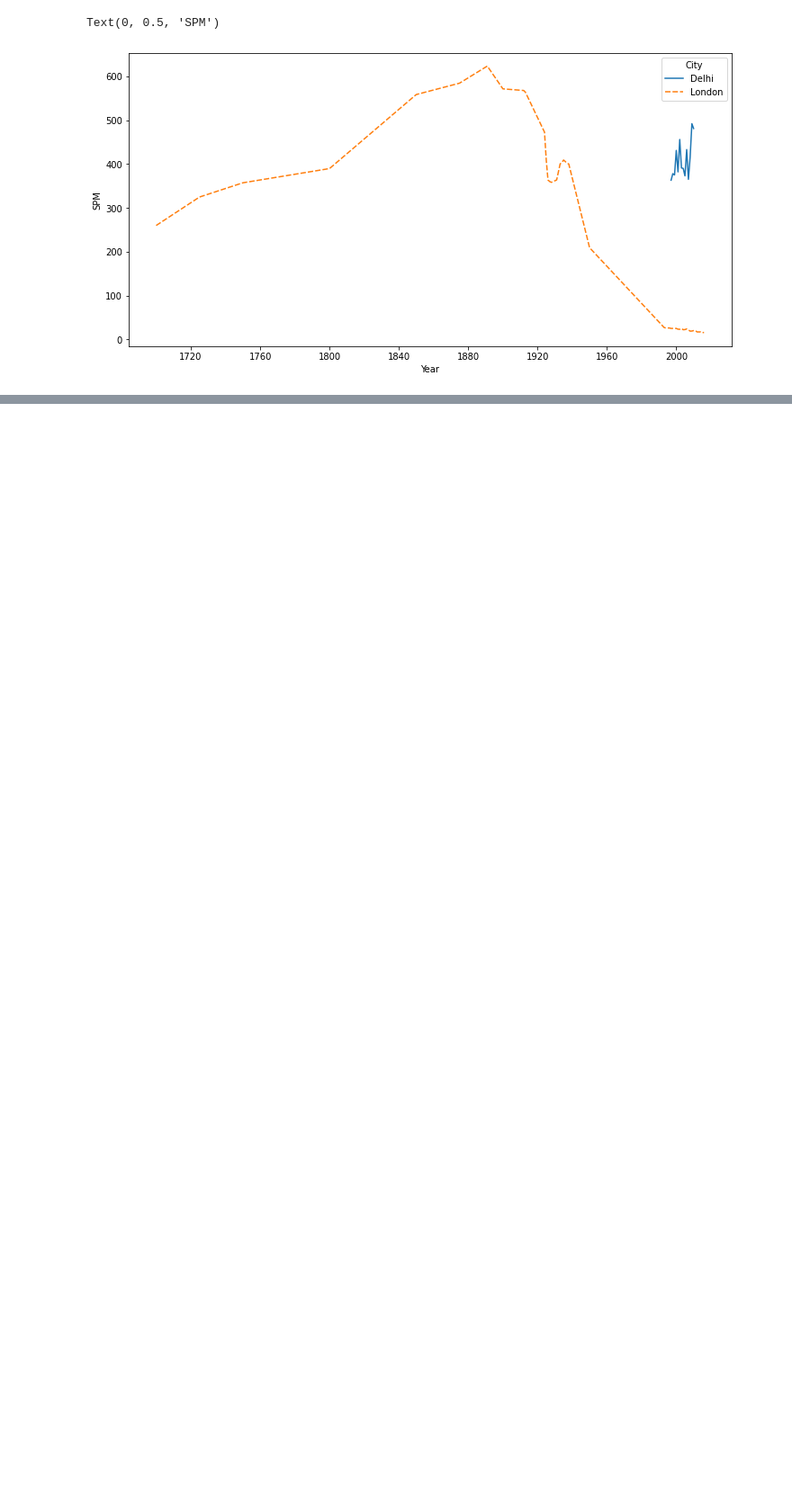
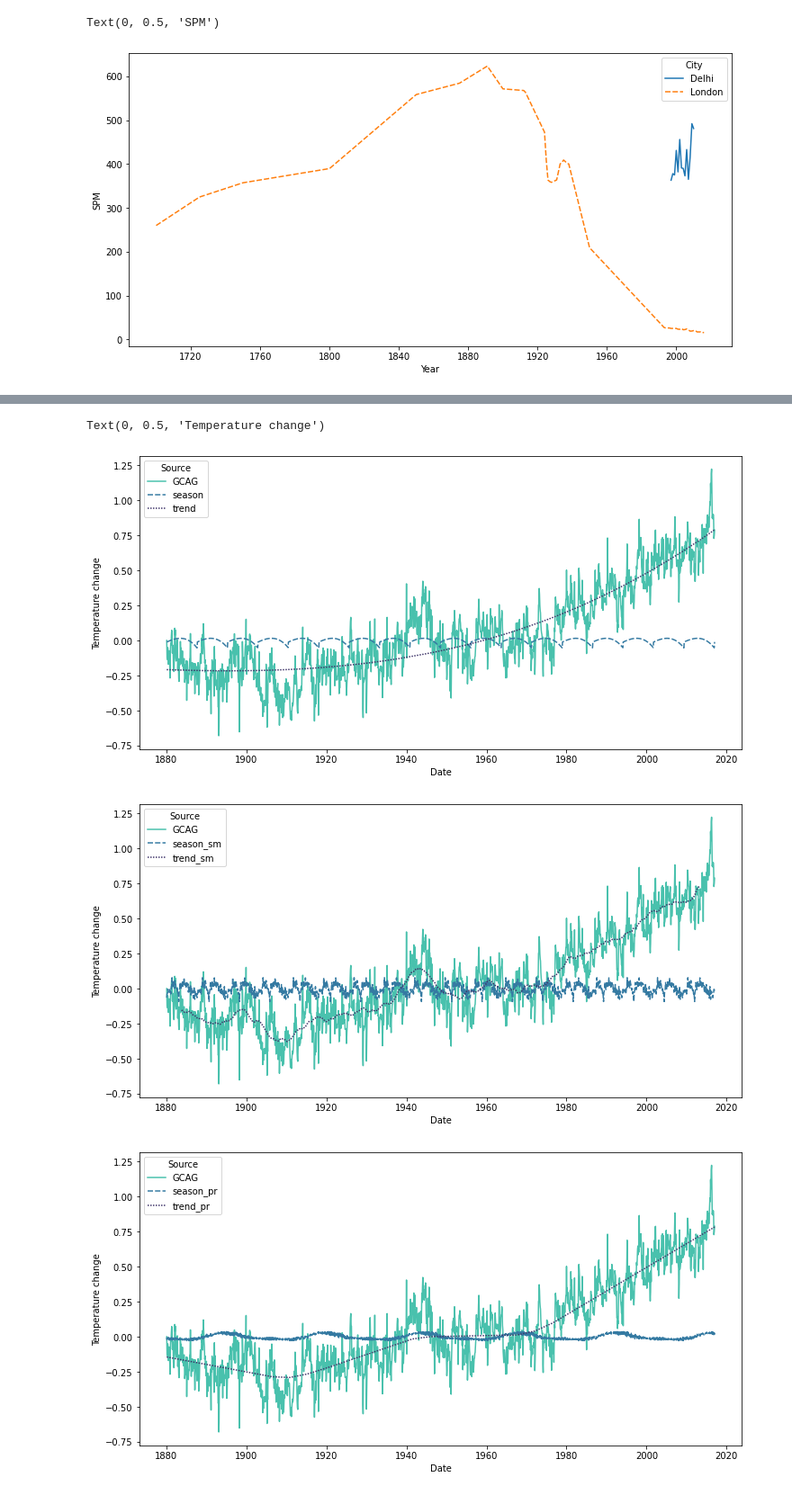
Before and after one commit to igonzalezperez/ml-time-series-book, a Jupyter notebook: chapter2.ipynb, the cells around one changed output, grey strips where cells are left out. Shown at 90% size. Saved outputs shown, nothing was run; the diff lists cells and outputs as text; code cells hidden in the pictures; blank space fills up the shorter version.

Commit message:
feat: Plot trends and seasonality

```diff
--- a/chapter2.ipynb
+++ b/chapter2.ipynb
@@ -113,0 +122,60 @@ Text(0, 0.5, 'SPM')
+# %%
+
+
+
+def fit(X, y, degree=3):
+    coef = polyfit(X, y, degree)
+    trendpoly = np.poly1d(coef)
+    return trendpoly(X)
+
+
+def get_season(s, yearly_periods=4, degree=3):
+    X = [i % (365 / 4) for i in range(0, len(s))]
+    seasonal = fit(X, s.values, degree)
+    return pd.Series(data=seasonal, index=s.index)
+
+
+def get_trend(s, degree=3):
+    X = list(range(len(s)))
+    trend = fit(X, s.values, degree)
+    return pd.Series(data=trend, index=s.index)
+# %%
+# Trends with polyfit
+plt.figure(figsize=(12, 6))
+temperatures["trend"] = get_trend(temperatures["GCAG"])
+temperatures["season"] = get_season(temperatures["GCAG"] - temperatures["trend"])
+sns.lineplot(
+    data=temperatures[["GCAG", "season", "trend"]],
+    palette=sns.color_palette("mako_r", 3),
+)
+plt.ylabel("Temperature change")
+
+# Trends with statsmodels seasonal_decompose
+sd = seasonal_decompose(
+    temperatures[["GCAG"]], model="additive", period=int(365.25 / 4)
+)
+plt.figure(figsize=(12, 6))
+temperatures["trend_sm"] = sd.trend.dropna()
+temperatures["season_sm"] = sd.seasonal.dropna()
+sns.lineplot(
+    data=temperatures[["GCAG", "season_sm", "trend_sm"]],
+    palette=sns.color_palette("mako_r", 3),
+)
+plt.ylabel("Temperature change")
+
+# Trends with prophet
+df = temperatures[["GCAG"]].reset_index()
+df.columns = ["ds", "y"]
+model = prophet.Prophet()
+model.add_seasonality("quarter", period=int(365.25 / 4), fourier_order=8)
+model.fit(df)
+forecast = model.predict(df)
+plt.figure(figsize=(12, 6))
+temperatures.loc[:, "trend_pr"] = forecast["trend"].values
+temperatures.loc[:, "season_pr"] = forecast["quarter"].values
+sns.lineplot(
+    data=temperatures[["GCAG", "season_pr", "trend_pr"]],
+    palette=sns.color_palette("mako_r", 3),
+)
+plt.ylabel("Temperature change")
+# %% [output]
@@ -113,0 +184,4 @@ Text(0, 0.5, 'SPM')
+Text(0, 0.5, 'Temperature change')
+[figure, added]
+[figure, added]
+[figure, added]
```
Also changed, not shown: parts of 11 cells of this notebook.
